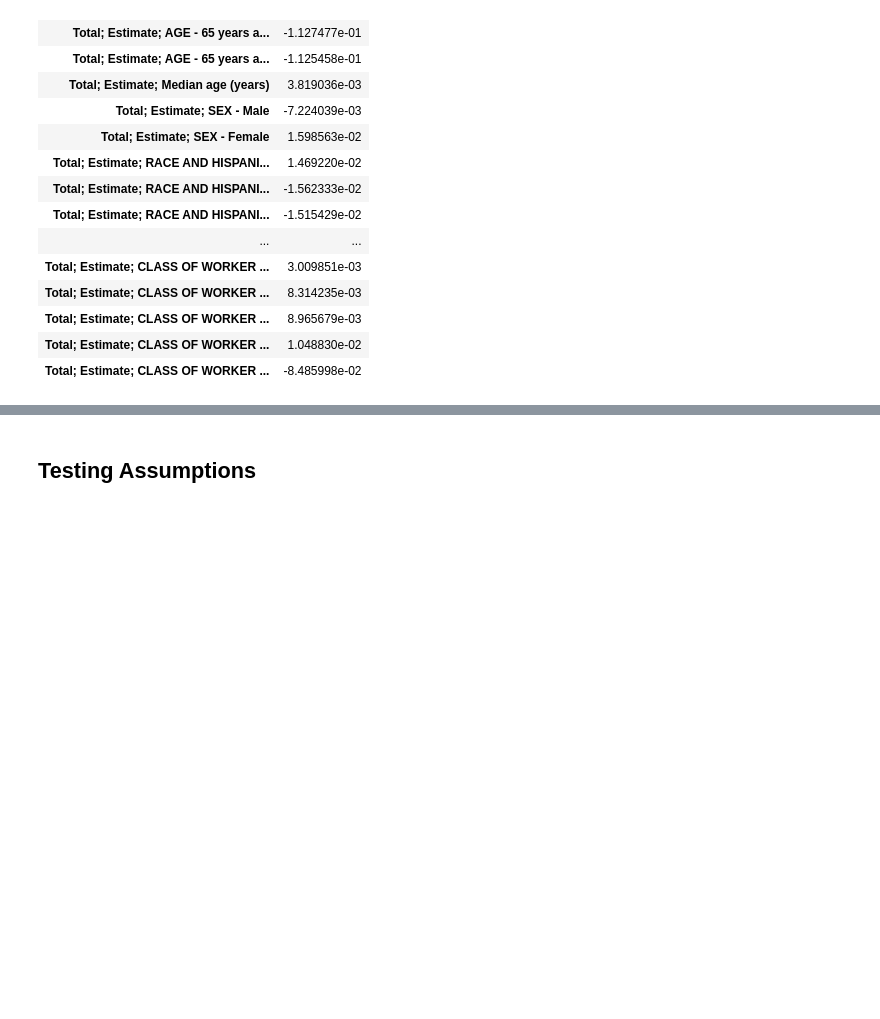
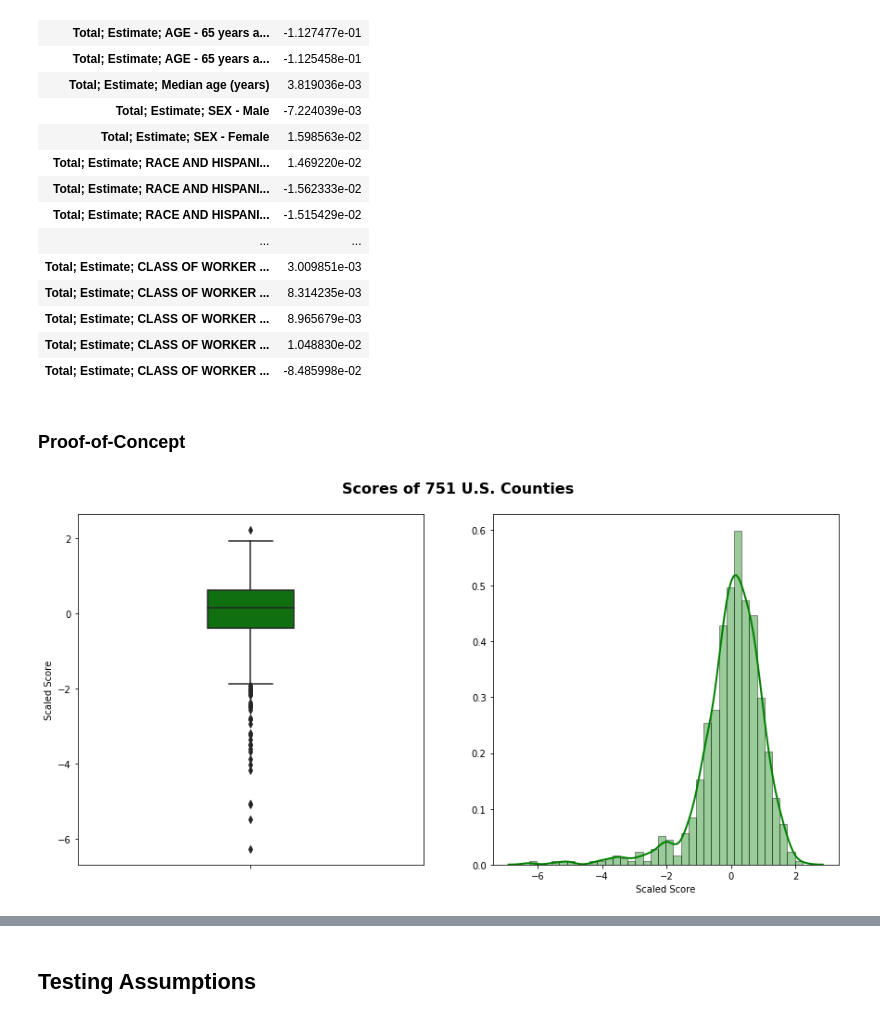
Before and after one commit to kaleoyster/datapalooza-2019, a Jupyter notebook: wip/03-26-19-Analysis.ipynb, the cells around one changed output, grey strips where cells are left out. Drawn from its saved outputs; the diff is of its cells as text; code cells hidden in the pictures; blank space fills up the shorter version.

Commit message:
added proof-of-concept: for calculating scores

```diff
--- a/wip/03-26-19-Analysis.ipynb
+++ b/wip/03-26-19-Analysis.ipynb
@@ -134,7 +134,8 @@ OLS Regression Results
 # %% [markdown]
 ### Difference of Coef (5 year - 1 year)
 # %%
-pd.DataFrame(res.params - est.params, columns = ['Difference'])
+diff = pd.DataFrame(res.params - est.params, columns = ['Difference'])
+diff
 # %% [output]
 |  | Difference |
 | const | 8.761586e-05 |
@@ -153,3 +154,48 @@ pd.DataFrame(res.params - est.params, columns = ['Difference'])
 | Total; Estimate; CLASS OF WORKER ... | 8.965679e-03 |
 | Total; Estimate; CLASS OF WORKER ... | 1.048830e-02 |
 | Total; Estimate; CLASS OF WORKER ... | -8.485998e-02 |
+# %% [markdown]
+### Proof-of-Concept
+# %%
+# List of difference, 'Const' is removed
+diff_list = diff['Difference'].tolist()[1:]
+
+# Making a copy
+test = df[df.columns[7:-2]].copy()
+# %%
+# Multiply every columns with the difference
+columns =  test.columns
+weighted_lists = []
+for column, d in zip (columns,diff_list[1:]):
+    weighted_column = np.array(test[column])*d
+    weighted_lists.append(weighted_column)
+# %%
+# Raw Score Computation: Transpose and add values of all columns
+scores_counties = pd.DataFrame(weighted_lists).T.sum(axis=1)
+fips = [str(f).zfill(5) for f in df['Id2'].tolist()]
+
+# Creating Dataframe
+county_names = df['Geography'].tolist()
+
+df_score = pd.DataFrame({'FIPS':fips,'County': county_names, 'Raw Score': scores_counties})
+
+# Scale
+df_score['Scaled Score'] =  preprocessing.scale(df_score['Raw Score'])
+# %%
+# Visualize Scores
+plt.figure(figsize=(12,6))
+plt.subplots_adjust(bottom=0.025, left=0.025, top = 0.9, right=0.975)
+plt.suptitle("Scores of 751 U.S. Counties", fontsize = 16,fontweight = 'bold')
+
+plt.subplot(1,2,1)
+ax_1 = sns.boxplot(x = df_score["Scaled Score"], color = 'green', orient='v', width=.25)
+
+
+plt.subplot(1,2,2)
+sns.distplot(df_score['Scaled Score'], hist=True, kde=True,
+             bins=int(180/5), color = 'green',
+             hist_kws={'edgecolor':'black'},
+             kde_kws={'linewidth': 2}, label="US")
+plt.show()
+# %% [output]
+[figure, added]
```
Also changed, not shown: parts of 2 cells of this notebook.
